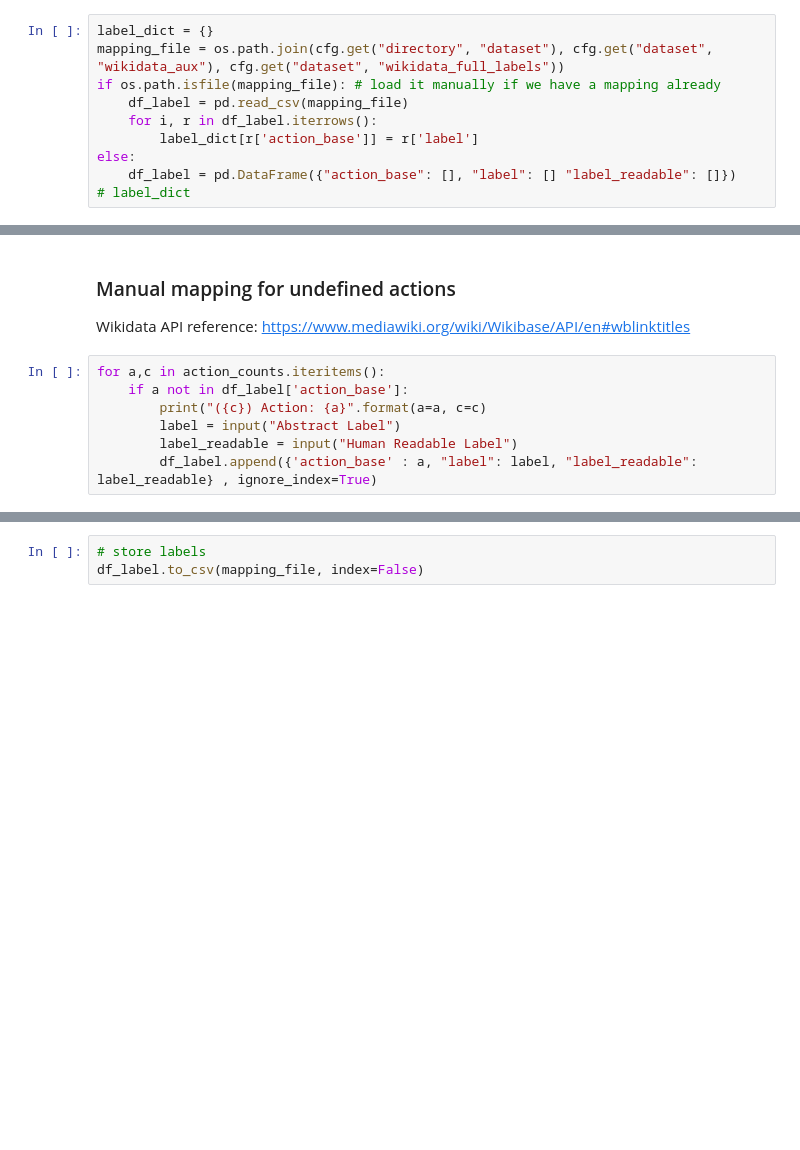
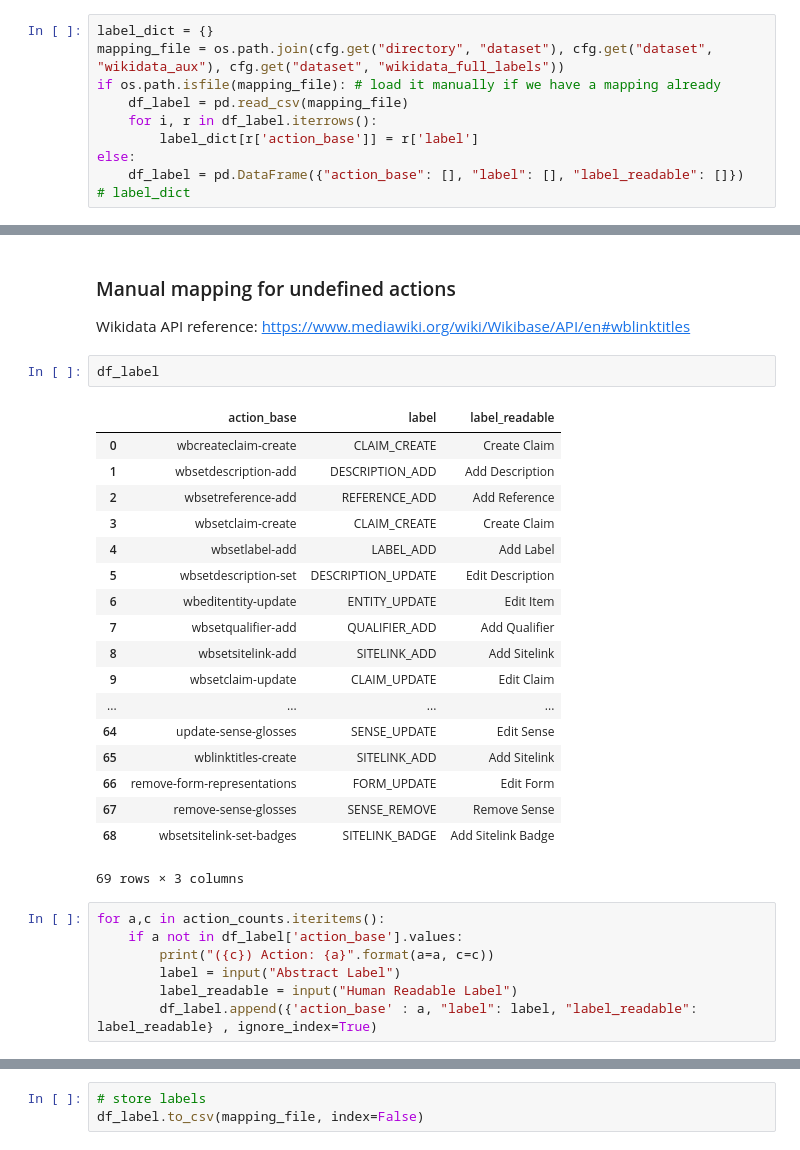
Before and after one commit to pkasper/ontology_roles, a Jupyter notebook: [wikidata]003_assign_labels.ipynb, the cells around one changed output, grey strips where cells are left out. Cells and saved outputs as stored; diff of their text form; blank space fills up the shorter version.

```diff
--- a/[wikidata]003_assign_labels.ipynb
+++ b/[wikidata]003_assign_labels.ipynb
@@ -31,5 +31,5 @@ if os.path.isfile(mapping_file): # load it manually if we have a mapping already
     for i, r in df_label.iterrows():
         label_dict[r['action_base']] = r['label']
 else:
-    df_label = pd.DataFrame({"action_base": [], "label": [] "label_readable": []})
+    df_label = pd.DataFrame({"action_base": [], "label": [], "label_readable": []})
 # label_dict
@@ -41,10 +39,31 @@ action_counts = df['action_base'].value_counts()
 ### Manual mapping for undefined actions
 
 Wikidata API reference: https://www.mediawiki.org/wiki/Wikibase/API/en#wblinktitles
+# %%
+df_label
+# %% [output]
+|  | action_base | label | label_readable |
+| 0 | wbcreateclaim-create | CLAIM_CREATE | Create Claim |
+| 1 | wbsetdescription-add | DESCRIPTION_ADD | Add Description |
+| 2 | wbsetreference-add | REFERENCE_ADD | Add Reference |
+| 3 | wbsetclaim-create | CLAIM_CREATE | Create Claim |
+| 4 | wbsetlabel-add | LABEL_ADD | Add Label |
+| 5 | wbsetdescription-set | DESCRIPTION_UPDATE | Edit Description |
+| 6 | wbeditentity-update | ENTITY_UPDATE | Edit Item |
+| 7 | wbsetqualifier-add | QUALIFIER_ADD | Add Qualifier |
+| 8 | wbsetsitelink-add | SITELINK_ADD | Add Sitelink |
+| 9 | wbsetclaim-update | CLAIM_UPDATE | Edit Claim |
+| ... | ... | ... | ... |
+| 64 | update-sense-glosses | SENSE_UPDATE | Edit Sense |
+| 65 | wblinktitles-create | SITELINK_ADD | Add Sitelink |
+| 66 | remove-form-representations | FORM_UPDATE | Edit Form |
+| 67 | remove-sense-glosses | SENSE_REMOVE | Remove Sense |
+| 68 | wbsetsitelink-set-badges | SITELINK_BADGE | Add Sitelink Badge |
+69 rows × 3 columns
 # %%
 for a,c in action_counts.iteritems():
-    if a not in df_label['action_base']:
-        print("({c}) Action: {a}".format(a=a, c=c)
+    if a not in df_label['action_base'].values:
+        print("({c}) Action: {a}".format(a=a, c=c))
         label = input("Abstract Label")
         label_readable = input("Human Readable Label")
         df_label.append({'action_base' : a, "label": label, "label_readable": label_readable} , ignore_index=True)
```
Also changed, not shown: parts of 8 cells of this notebook, 5 other files.
